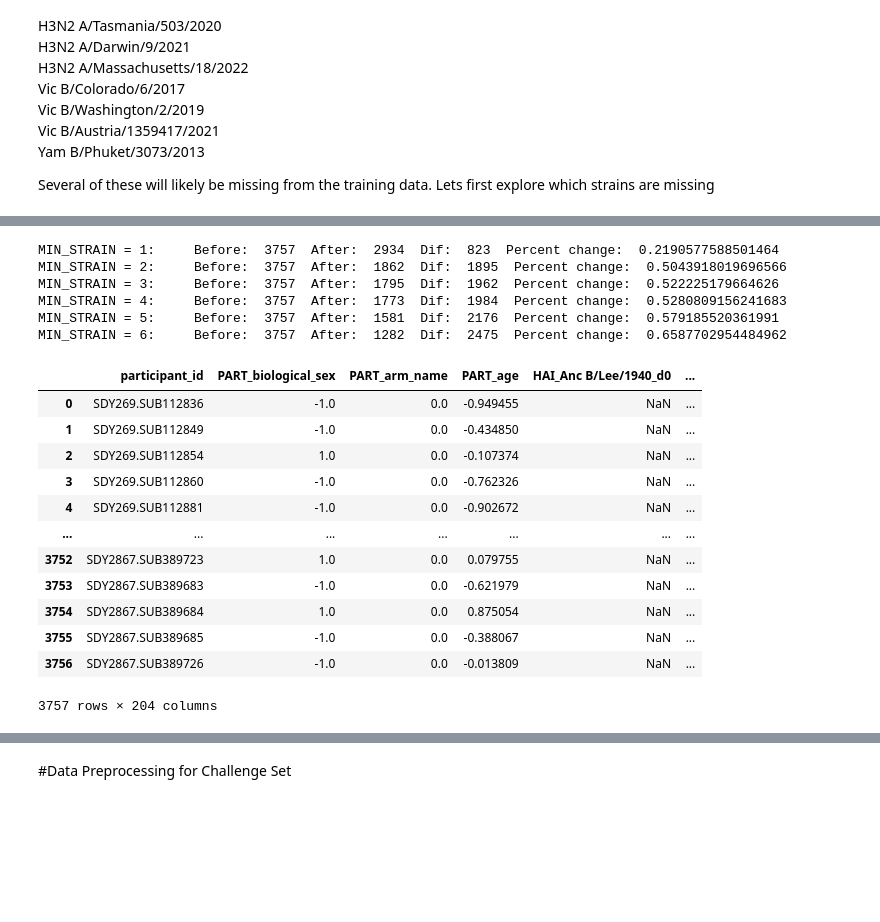
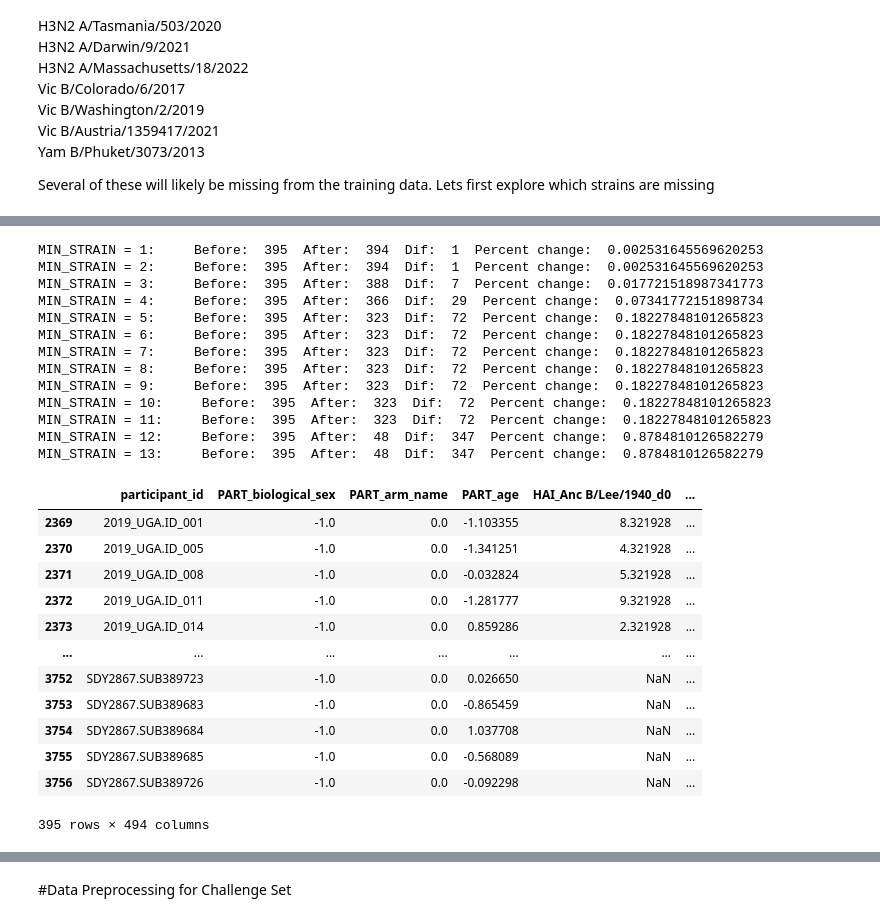
Before and after one commit to DirtyChay/cmi-flu-prediction-challenge-capstone, a Jupyter notebook: automl_models/task_4_5.ipynb, the cells around one changed output, grey strips where cells are left out. Saved outputs shown, nothing was run; the diff lists cells and outputs as text; code cells hidden in the pictures; blank space fills up the shorter version.

Commit message:
missing cleaned challenge data

```diff
--- a/automl_models/task_4_5.ipynb
+++ b/automl_models/task_4_5.ipynb
@@ -49,22 +49,17 @@ from sklearn.preprocessing import StandardScaler
 # %% [markdown]
 #Final Data Cleaning for Task 4.5
 # %%
-df_train = pd.read_parquet(PARQUET_PATH + "/merged_data/combined.parquet")
+df_train = pd.read_csv(PARQUET_PATH + "/merged_data/combined.csv")
 challenge_participants = pd.read_csv(CHALLENGE_DATA_PATH + '/challenge_participants_cleaned.csv')
 challenge_hai = pd.read_csv(CHALLENGE_DATA_PATH + '/challenge_hai_cleaned.csv')
 challenge_transcriptomics = pd.read_parquet(CHALLENGE_DATA_PATH + '/challenge_transcriptomics_cleaned.parquet')
 df_challenge = challenge_hai.merge(challenge_participants, on='participant_id', how='inner')
 df_challenge = df_challenge.merge(challenge_transcriptomics, on='participant_id', how='inner')
 # %%
-# Calculate the percentage of missing values for each column
-missing_percentage = df_train.isnull().sum() / len(df_train) * 100
-
-# Identify columns to drop (missing 85% or more values) excluding those starting with 'HAI_'
-columns_to_drop = [col for col in missing_percentage[missing_percentage >= 85].index if not col.startswith('HAI_')]
-
-# Drop the identified columns from df_train
-df_train.drop(columns=columns_to_drop, inplace=True)
-
-print(f"Dropped {len(columns_to_drop)} columns with 85% or more missing values (excluding HAI_ columns).")
-print(f"New shape of df_train: {df_train.shape}")
+#drop participants who are mising more that 20% of transcriptomics columns
+print('Before:', df_train.shape)
+transcriptomics_cols = [col for col in df_train.columns if col.startswith("TRAN")]
+df_train = df_train.dropna(subset=transcriptomics_cols, thresh=int(0.2 * len(transcriptomics_cols)))
+df_train[transcriptomics_cols]
+print('After:', df_train.shape)
 # %% [output]
@@ -208,5 +203,5 @@ Available D28 strains: 16
 # %%
-for MIN_STRAINS in range(1, 7):
+for MIN_STRAINS in range(1, 14):
     df_breadth = df_train[
       (df_train["n_strains_d0"] >= MIN_STRAINS) &
       (df_train["n_strains_d28"] >= MIN_STRAINS)
@@ -214,32 +209,38 @@ for MIN_STRAINS in range(1, 7):
 
     print(f'MIN_STRAIN = {MIN_STRAINS}:    ', 'Before: ', len(df_train), ' After: ', len(df_breadth), ' Dif: ', len(df_train) - len(df_breadth), ' Percent change: ', (len(df_train) - len(df_breadth)) / len(df_train))
 # %% [output]
-MIN_STRAIN = 1:     Before:  3757  After:  2934  Dif:  823  Percent change:  0.2190577588501464
-MIN_STRAIN = 2:     Before:  3757  After:  1862  Dif:  1895  Percent change:  0.5043918019696566
-MIN_STRAIN = 3:     Before:  3757  After:  1795  Dif:  1962  Percent change:  0.522225179664626
-MIN_STRAIN = 4:     Before:  3757  After:  1773  Dif:  1984  Percent change:  0.5280809156241683
-MIN_STRAIN = 5:     Before:  3757  After:  1581  Dif:  2176  Percent change:  0.579185520361991
-MIN_STRAIN = 6:     Before:  3757  After:  1282  Dif:  2475  Percent change:  0.6587702954484962
+MIN_STRAIN = 1:     Before:  395  After:  394  Dif:  1  Percent change:  0.002531645569620253
+MIN_STRAIN = 2:     Before:  395  After:  394  Dif:  1  Percent change:  0.002531645569620253
+MIN_STRAIN = 3:     Before:  395  After:  388  Dif:  7  Percent change:  0.017721518987341773
+MIN_STRAIN = 4:     Before:  395  After:  366  Dif:  29  Percent change:  0.07341772151898734
+MIN_STRAIN = 5:     Before:  395  After:  323  Dif:  72  Percent change:  0.18227848101265823
+MIN_STRAIN = 6:     Before:  395  After:  323  Dif:  72  Percent change:  0.18227848101265823
+MIN_STRAIN = 7:     Before:  395  After:  323  Dif:  72  Percent change:  0.18227848101265823
+MIN_STRAIN = 8:     Before:  395  After:  323  Dif:  72  Percent change:  0.18227848101265823
+MIN_STRAIN = 9:     Before:  395  After:  323  Dif:  72  Percent change:  0.18227848101265823
+MIN_STRAIN = 10:     Before:  395  After:  323  Dif:  72  Percent change:  0.18227848101265823
+MIN_STRAIN = 11:     Before:  395  After:  323  Dif:  72  Percent change:  0.18227848101265823
+MIN_STRAIN = 12:     Before:  395  After:  48  Dif:  347  Percent change:  0.8784810126582279
+MIN_STRAIN = 13:     Before:  395  After:  48  Dif:  347  Percent change:  0.8784810126582279
 # %%
-df_train.drop(columns = ['PART_race', 'PART_geolocation'], inplace = True) #dropping race/geolocation since they are all the same val "unknown"/'Georgia'
 df_train['PART_arm_name'] = df_train['PART_arm_name'].apply(lambda x: 1.0 if x=='High Dose Fluzone' else 0.0)
 df_train['PART_biological_sex'] = df_train['PART_biological_sex'].apply(lambda x: 1.0 if x=='Male' else -1.0)
 
 agescaler = StandardScaler()
 df_train['PART_age'] = agescaler.fit_transform(df_train[['PART_age']])
 df_train
 # %% [output]
 |  | participant_id | PART_biological_sex | PART_arm_name | PART_age | HAI_Anc B/Lee/1940_d0 | ... |
-| 0 | SDY269.SUB112836 | -1.0 | 0.0 | -0.949455 | NaN | ... |
-| 1 | SDY269.SUB112849 | -1.0 | 0.0 | -0.434850 | NaN | ... |
-| 2 | SDY269.SUB112854 | 1.0 | 0.0 | -0.107374 | NaN | ... |
-| 3 | SDY269.SUB112860 | -1.0 | 0.0 | -0.762326 | NaN | ... |
-| 4 | SDY269.SUB112881 | -1.0 | 0.0 | -0.902672 | NaN | ... |
+| 2369 | 2019_UGA.ID_001 | -1.0 | 0.0 | -1.103355 | 8.321928 | ... |
+| 2370 | 2019_UGA.ID_005 | -1.0 | 0.0 | -1.341251 | 4.321928 | ... |
+| 2371 | 2019_UGA.ID_008 | -1.0 | 0.0 | -0.032824 | 5.321928 | ... |
+| 2372 | 2019_UGA.ID_011 | -1.0 | 0.0 | -1.281777 | 9.321928 | ... |
+| 2373 | 2019_UGA.ID_014 | -1.0 | 0.0 | 0.859286 | 2.321928 | ... |
 | ... | ... | ... | ... | ... | ... | ... |
-| 3752 | SDY2867.SUB389723 | 1.0 | 0.0 | 0.079755 | NaN | ... |
-| 3753 | SDY2867.SUB389683 | -1.0 | 0.0 | -0.621979 | NaN | ... |
-| 3754 | SDY2867.SUB389684 | 1.0 | 0.0 | 0.875054 | NaN | ... |
-| 3755 | SDY2867.SUB389685 | -1.0 | 0.0 | -0.388067 | NaN | ... |
-| 3756 | SDY2867.SUB389726 | -1.0 | 0.0 | -0.013809 | NaN | ... |
+| 3752 | SDY2867.SUB389723 | -1.0 | 0.0 | 0.026650 | NaN | ... |
+| 3753 | SDY2867.SUB389683 | -1.0 | 0.0 | -0.865459 | NaN | ... |
+| 3754 | SDY2867.SUB389684 | -1.0 | 0.0 | 1.037708 | NaN | ... |
+| 3755 | SDY2867.SUB389685 | -1.0 | 0.0 | -0.568089 | NaN | ... |
+| 3756 | SDY2867.SUB389726 | -1.0 | 0.0 | -0.092298 | NaN | ... |
-3757 rows × 204 columns
+395 rows × 494 columns
 # %%
```
Also changed, not shown: parts of 7 cells of this notebook.
